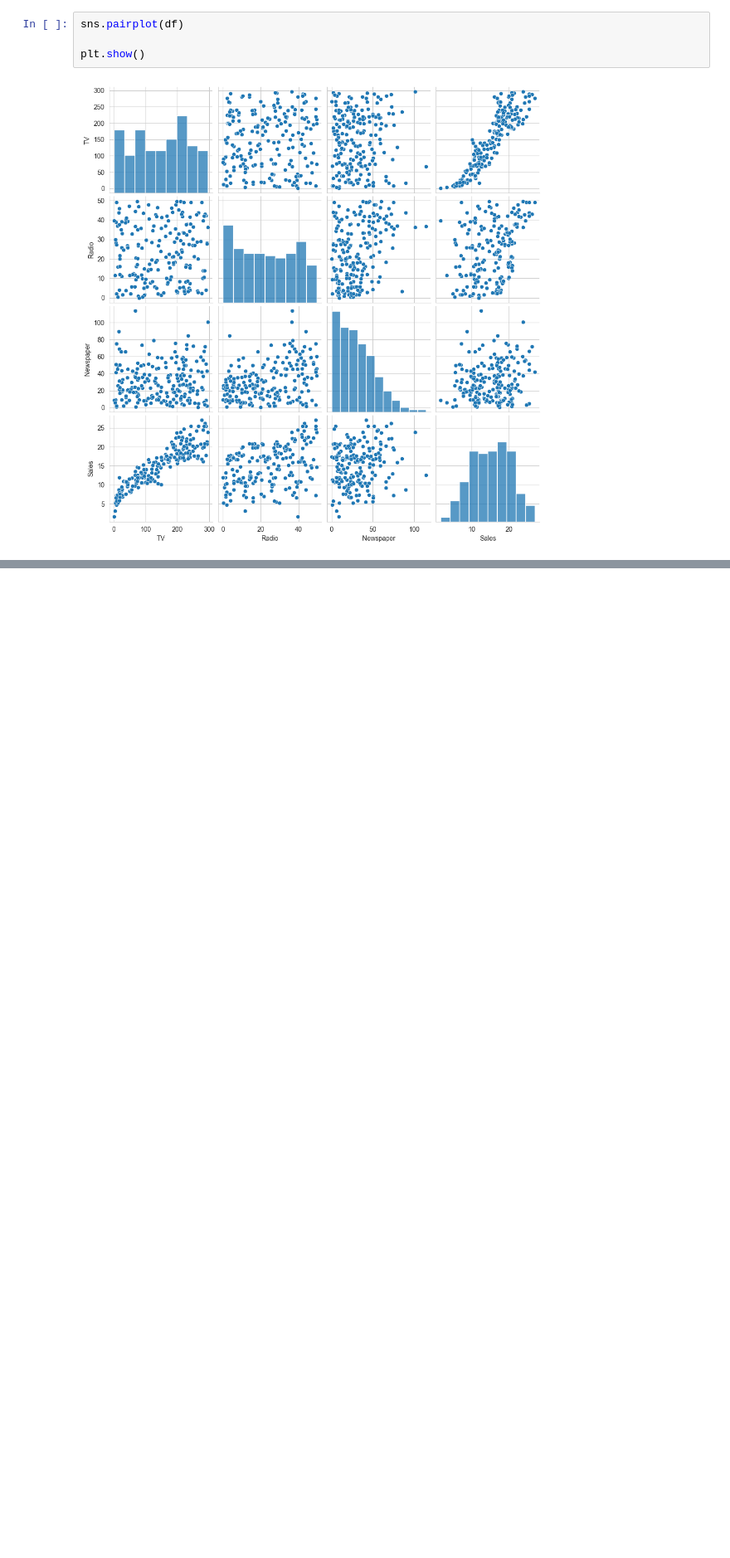
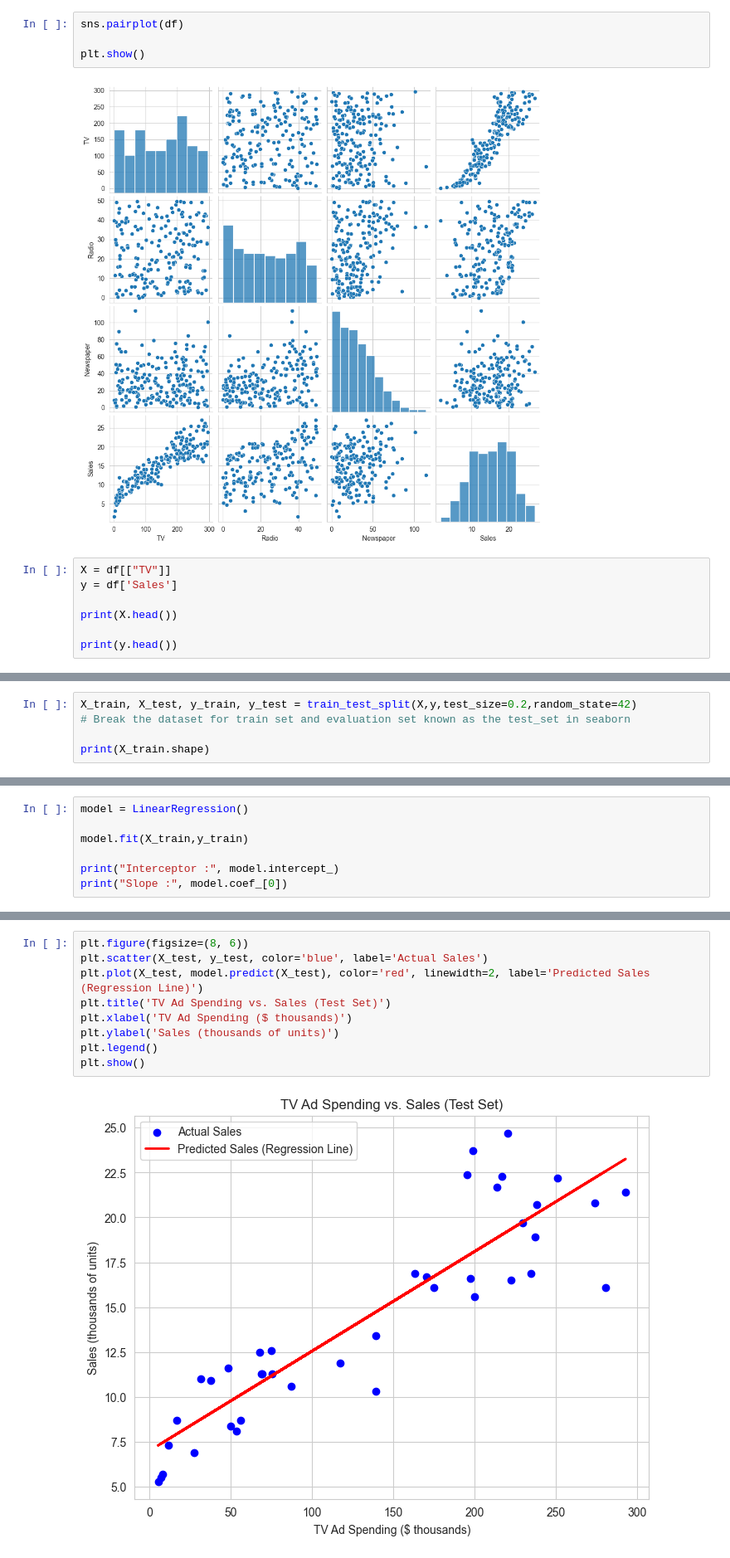
Before and after one commit to Dreaca/ML, a Jupyter notebook: D2_pt2.ipynb, the cells around one changed output, grey strips where cells are left out. Shown at 83% size. Cells and saved outputs as stored; diff of their text form; blank space fills up the shorter version.

Commit message:
training with csv

```diff
--- a/D2_pt2.ipynb
+++ b/D2_pt2.ipynb
@@ -29,3 +29,10 @@ sns.pairplot(df)
 plt.show()
 # %% [output]
 [figure]
+# %%
+X = df[["TV"]]
+y = df['Sales']
+
+print(X.head())
+
+print(y.head())
@@ -31,0 +52,5 @@ plt.show()
+# %%
+X_train, X_test, y_train, y_test = train_test_split(X,y,test_size=0.2,random_state=42)
+# Break the dataset for train set and evaluation set known as the test_set in seaborn
+
+print(X_train.shape)
@@ -31,0 +59,7 @@ plt.show()
+# %%
+model = LinearRegression()
+
+model.fit(X_train,y_train)
+
+print("Interceptor :", model.intercept_)
+print("Slope :", model.coef_[0])
@@ -31,0 +81,11 @@ plt.show()
+# %%
+plt.figure(figsize=(8, 6))
+plt.scatter(X_test, y_test, color='blue', label='Actual Sales')
+plt.plot(X_test, model.predict(X_test), color='red', linewidth=2, label='Predicted Sales (Regression Line)')
+plt.title('TV Ad Spending vs. Sales (Test Set)')
+plt.xlabel('TV Ad Spending ($ thousands)')
+plt.ylabel('Sales (thousands of units)')
+plt.legend()
+plt.show()
+# %% [output]
+[figure, added]
```
Also changed, not shown: parts of 4 cells of this notebook.
